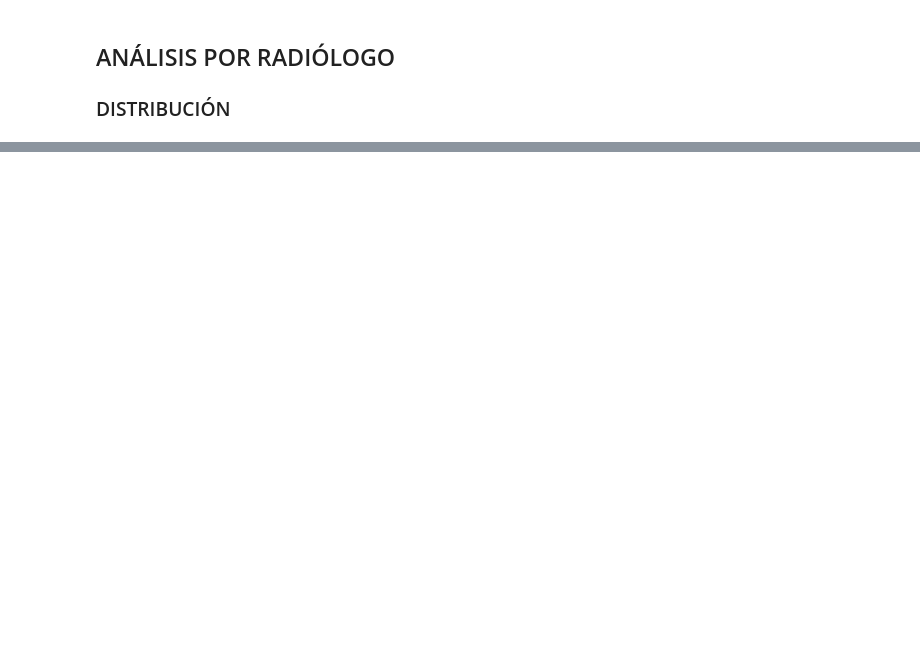
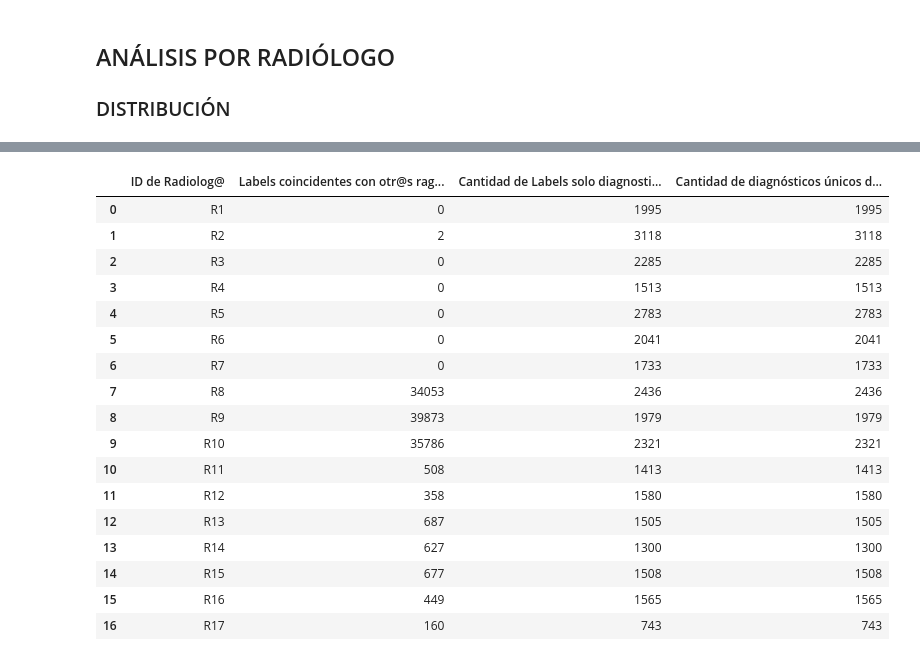
Before and after one commit to dfloreaa/Analysis-VinBigDataXray, a Jupyter notebook: Analisis X-Ray 2021.ipynb, the cells around one changed output, grey strips where cells are left out. Saved outputs shown, nothing was run; the diff lists cells and outputs as text; code cells hidden in the pictures; blank space fills up the shorter version.

```diff
--- a/Analisis X-Ray 2021.ipynb
+++ b/Analisis X-Ray 2021.ipynb
@@ -168,0 +192,21 @@ TOTAL DE SAMPLES ÚNICAS: 15000 samples
+# %%
+Data.calidad_mediciones_cardiologos()
+# %% [output]
+|  | ID de Radiolog@ | Labels coincidentes con otr@s rag... | Cantidad de Labels solo diagnosti... | Cantidad de diagnósticos únicos d... |
+| 0 | R1 | 0 | 1995 | 1995 |
+| 1 | R2 | 2 | 3118 | 3118 |
+| 2 | R3 | 0 | 2285 | 2285 |
+| 3 | R4 | 0 | 1513 | 1513 |
+| 4 | R5 | 0 | 2783 | 2783 |
+| 5 | R6 | 0 | 2041 | 2041 |
+| 6 | R7 | 0 | 1733 | 1733 |
+| 7 | R8 | 34053 | 2436 | 2436 |
+| 8 | R9 | 39873 | 1979 | 1979 |
+| 9 | R10 | 35786 | 2321 | 2321 |
+| 10 | R11 | 508 | 1413 | 1413 |
+| 11 | R12 | 358 | 1580 | 1580 |
+| 12 | R13 | 687 | 1505 | 1505 |
+| 13 | R14 | 627 | 1300 | 1300 |
+| 14 | R15 | 677 | 1508 | 1508 |
+| 15 | R16 | 449 | 1565 | 1565 |
+| 16 | R17 | 160 | 743 | 743 |
```
Also changed, not shown: parts of 6 cells of this notebook, 1 other file.
